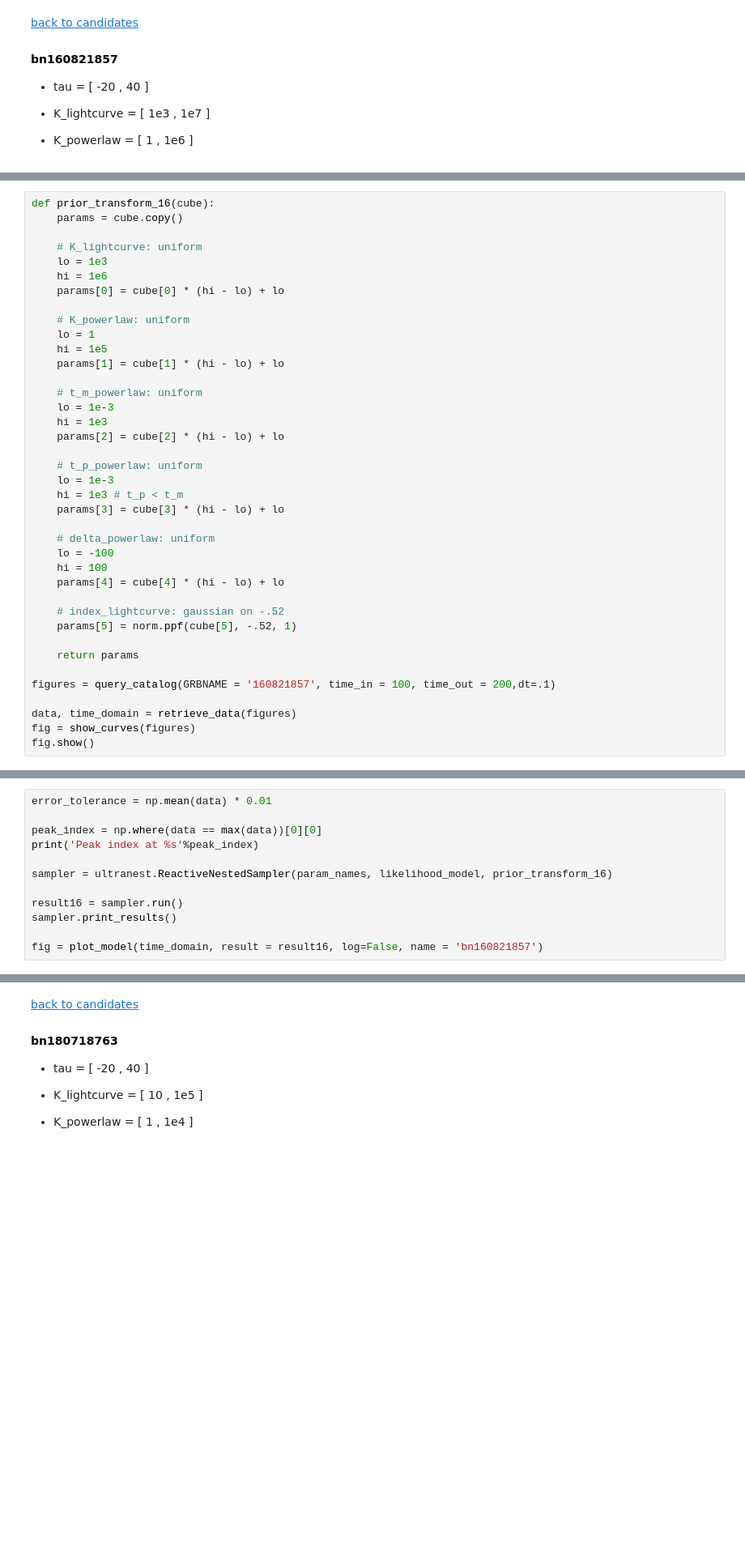
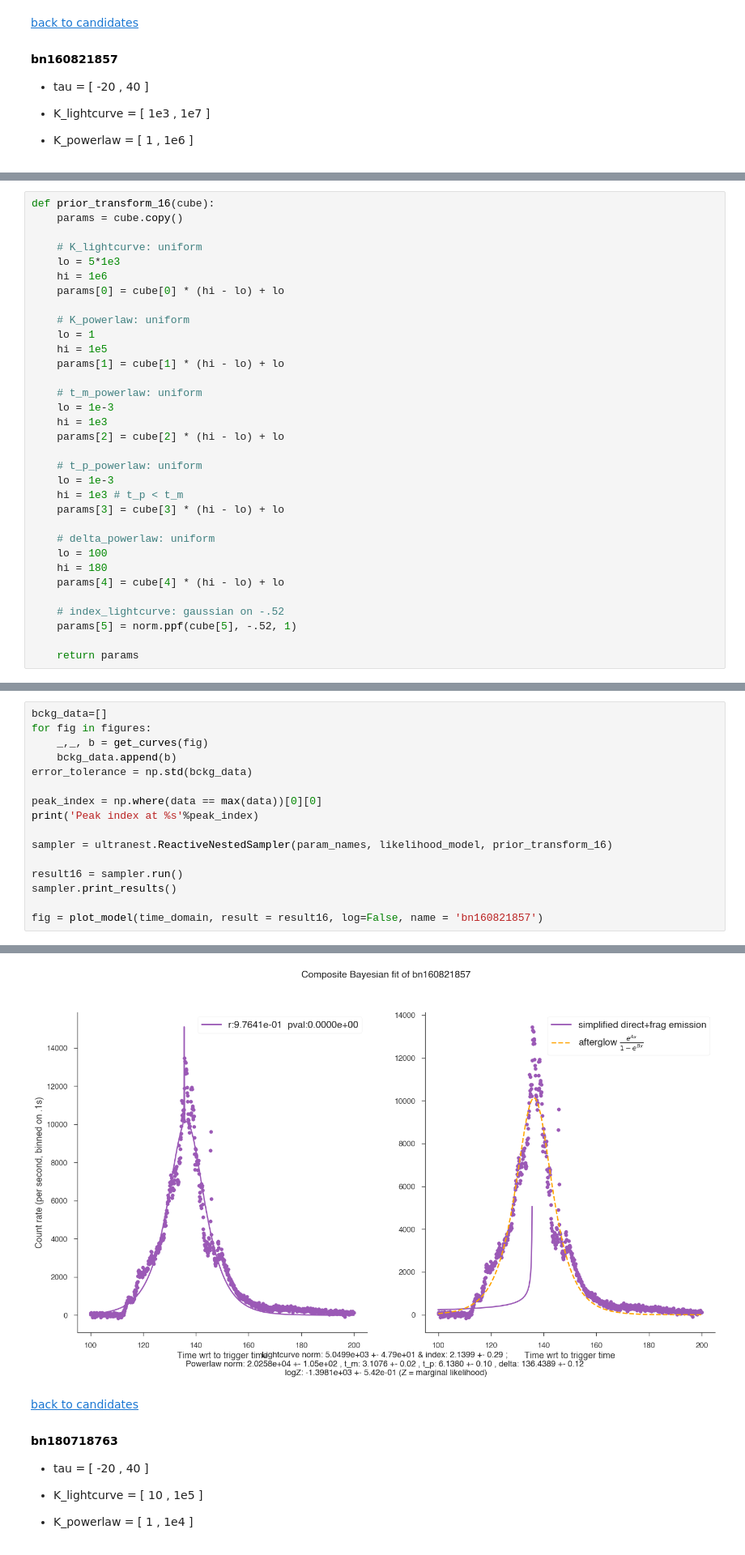
Before and after one commit to xboluna/Research, a Jupyter notebook: BHRad/BHevaporation.ipynb, the cells around one changed output, grey strips where cells are left out. Shown at 81% size. Drawn from its saved outputs; the diff is of its cells as text; blank space fills up the shorter version.

```diff
--- a/BHRad/BHevaporation.ipynb
+++ b/BHRad/BHevaporation.ipynb
@@ -850,7 +839,7 @@ def prior_transform_16(cube):
     params = cube.copy()
 
     # K_lightcurve: uniform
-    lo = 1e3
+    lo = 5*1e3
     hi = 1e6
     params[0] = cube[0] * (hi - lo) + lo
 
@@ -870,17 +859,11 @@ def prior_transform_16(cube):
     params[3] = cube[3] * (hi - lo) + lo
 
     # delta_powerlaw: uniform
-    lo = -100
-    hi = 100
+    lo = 100
+    hi = 180
     params[4] = cube[4] * (hi - lo) + lo
 
     # index_lightcurve: gaussian on -.52
     params[5] = norm.ppf(cube[5], -.52, 1)
 
     return params
-
-figures = query_catalog(GRBNAME = '160821857', time_in = 100, time_out = 200,dt=.1)
-
-data, time_domain = retrieve_data(figures)
-fig = show_curves(figures)
-fig.show()
@@ -930,5 +870,9 @@ fig.show()
 # %%
-error_tolerance = np.mean(data) * 0.01
+bckg_data=[]
+for fig in figures:
+    _,_, b = get_curves(fig)
+    bckg_data.append(b)
+error_tolerance = np.std(bckg_data)
 
 peak_index = np.where(data == max(data))[0][0]
 print('Peak index at %s'%peak_index)
@@ -948,3 +907,4 @@ KeyboardInterrupt:
+[figure, added]
 # %% [markdown]
 [back to candidates](#candidates)
 
```
Also changed, not shown: parts of 11 cells of this notebook, 6 other files.
